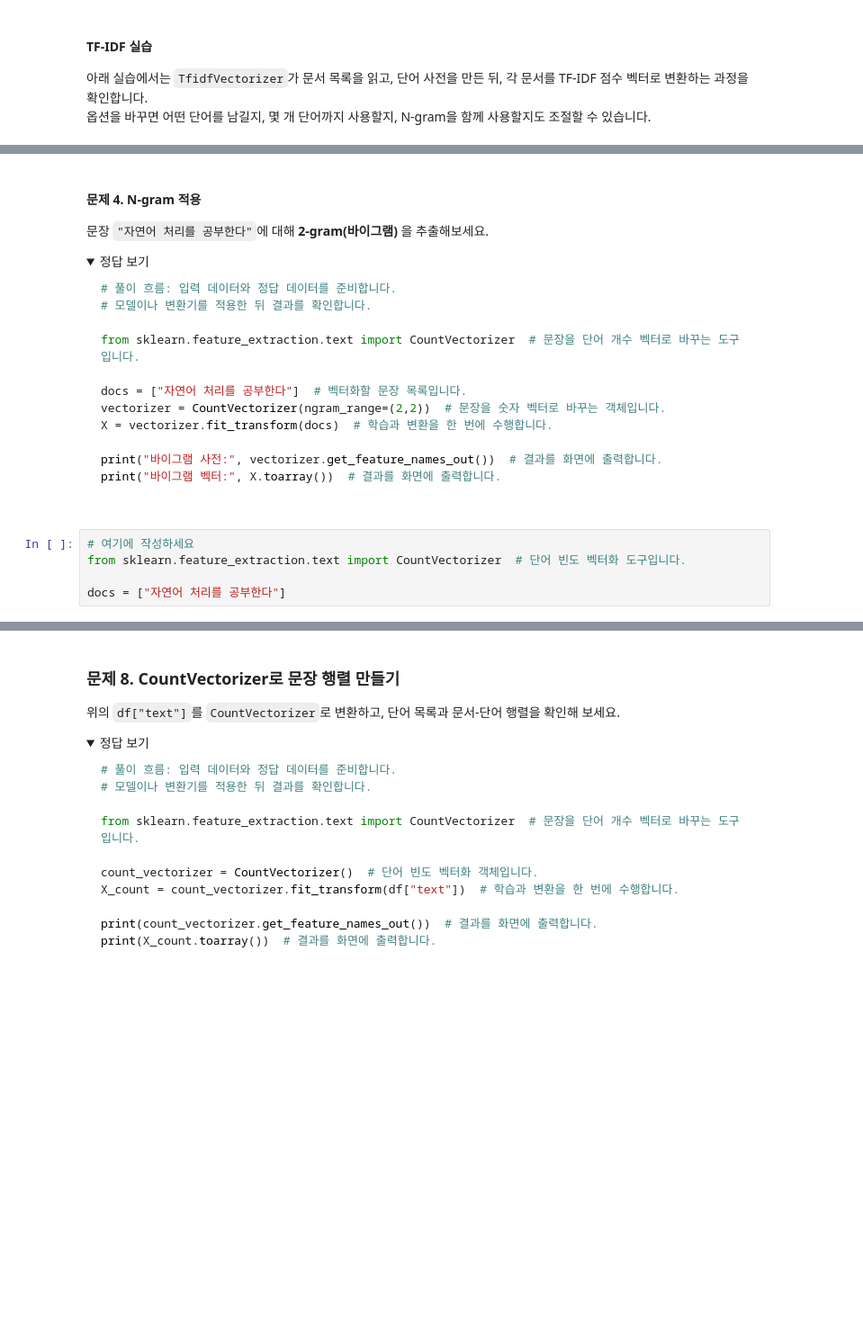
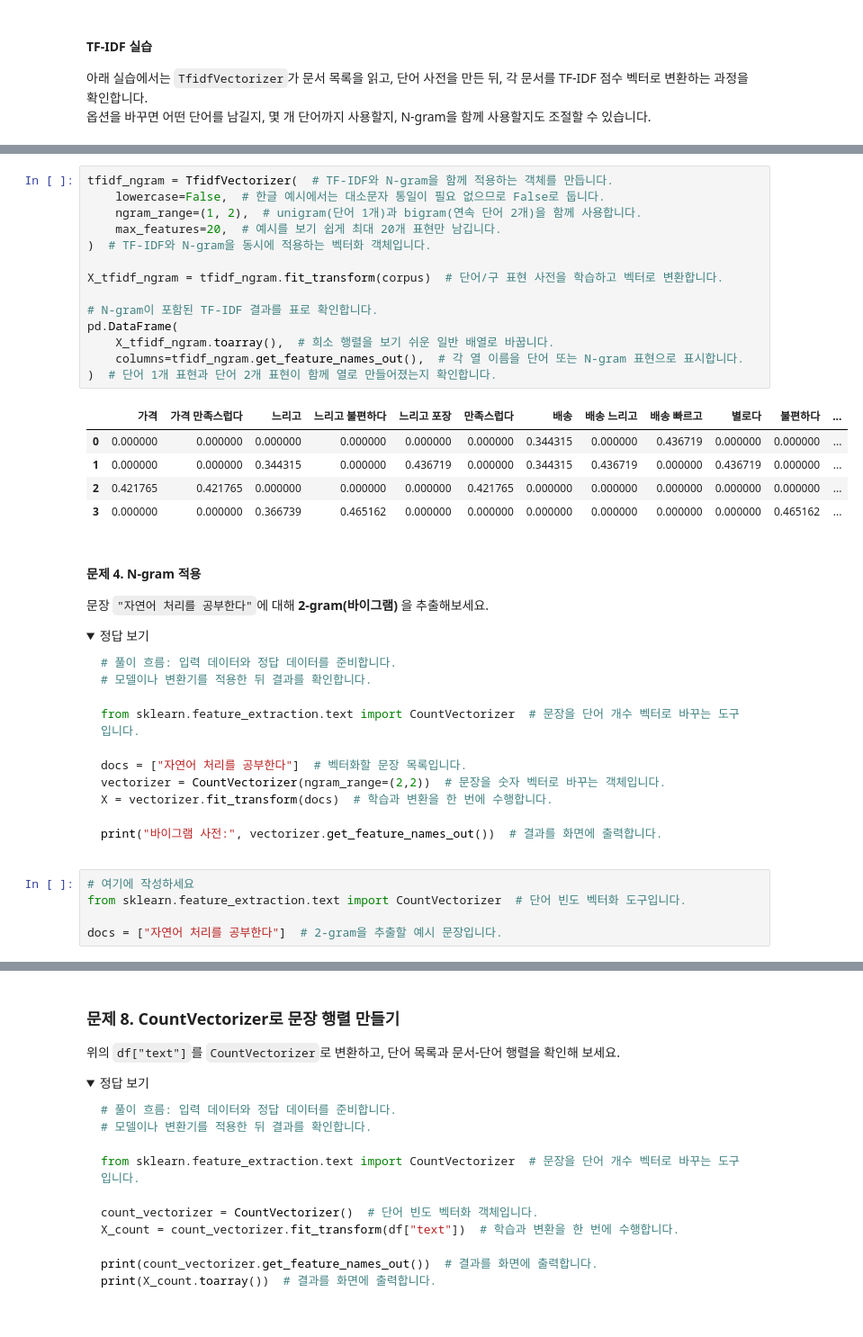
Before and after one commit to rlaalstn1504/lab4dx-kdt-ml-2026, a Jupyter notebook: 9.텍스트 벡터화와 임베딩 기초.ipynb, the cells around one changed output, grey strips where cells are left out. Shown at 90% size. Cells and saved outputs as stored; diff of their text form; folded sections open; blank space fills up the shorter version.

````diff
--- a/9.텍스트 벡터화와 임베딩 기초.ipynb
+++ b/9.텍스트 벡터화와 임베딩 기초.ipynb
@@ -464,3 +618,23 @@ docs = ["나는 NLP를 공부한다", "NLP는 재미있다", "공부는 힘들
+# %%
+tfidf_ngram = TfidfVectorizer(  # TF-IDF와 N-gram을 함께 적용하는 객체를 만듭니다.
+    lowercase=False,  # 한글 예시에서는 대소문자 통일이 필요 없으므로 False로 둡니다.
+    ngram_range=(1, 2),  # unigram(단어 1개)과 bigram(연속 단어 2개)을 함께 사용합니다.
+    max_features=20,  # 예시를 보기 쉽게 최대 20개 표현만 남깁니다.
+)  # TF-IDF와 N-gram을 동시에 적용하는 벡터화 객체입니다.
+
+X_tfidf_ngram = tfidf_ngram.fit_transform(corpus)  # 단어/구 표현 사전을 학습하고 벡터로 변환합니다.
+
+# N-gram이 포함된 TF-IDF 결과를 표로 확인합니다.
+pd.DataFrame(
+    X_tfidf_ngram.toarray(),  # 희소 행렬을 보기 쉬운 일반 배열로 바꿉니다.
+    columns=tfidf_ngram.get_feature_names_out(),  # 각 열 이름을 단어 또는 N-gram 표현으로 표시합니다.
+)  # 단어 1개 표현과 단어 2개 표현이 함께 열로 만들어졌는지 확인합니다.
+# %% [output]
+|  | 가격 | 가격 만족스럽다 | 느리고 | 느리고 불편하다 | 느리고 포장 | 만족스럽다 | 배송 | 배송 느리고 | 배송 빠르고 | 별로다 | 불편하다 | ... |
+| 0 | 0.000000 | 0.000000 | 0.000000 | 0.000000 | 0.000000 | 0.000000 | 0.344315 | 0.000000 | 0.436719 | 0.000000 | 0.000000 | ... |
+| 1 | 0.000000 | 0.000000 | 0.344315 | 0.000000 | 0.436719 | 0.000000 | 0.344315 | 0.436719 | 0.000000 | 0.436719 | 0.000000 | ... |
+| 2 | 0.421765 | 0.421765 | 0.000000 | 0.000000 | 0.000000 | 0.421765 | 0.000000 | 0.000000 | 0.000000 | 0.000000 | 0.000000 | ... |
+| 3 | 0.000000 | 0.000000 | 0.366739 | 0.465162 | 0.000000 | 0.000000 | 0.000000 | 0.000000 | 0.000000 | 0.000000 | 0.465162 | ... |
 # %% [markdown]
 #### 문제 4. N-gram 적용
 문장 `"자연어 처리를 공부한다"`에 대해 **2-gram(바이그램)** 을 추출해보세요.
@@ -478,12 +652,10 @@ vectorizer = CountVectorizer(ngram_range=(2,2))  # 문장을 숫자 벡터로
 X = vectorizer.fit_transform(docs)  # 학습과 변환을 한 번에 수행합니다.
 
 print("바이그램 사전:", vectorizer.get_feature_names_out())  # 결과를 화면에 출력합니다.
-print("바이그램 벡터:", X.toarray())  # 결과를 화면에 출력합니다.
-
 ```
 </details>
 # %%
 # 여기에 작성하세요
 from sklearn.feature_extraction.text import CountVectorizer  # 단어 빈도 벡터화 도구입니다.
 
-docs = ["자연어 처리를 공부한다"]
+docs = ["자연어 처리를 공부한다"]  # 2-gram을 추출할 예시 문장입니다.
````
Also changed, not shown: parts of 83 cells of this notebook.
